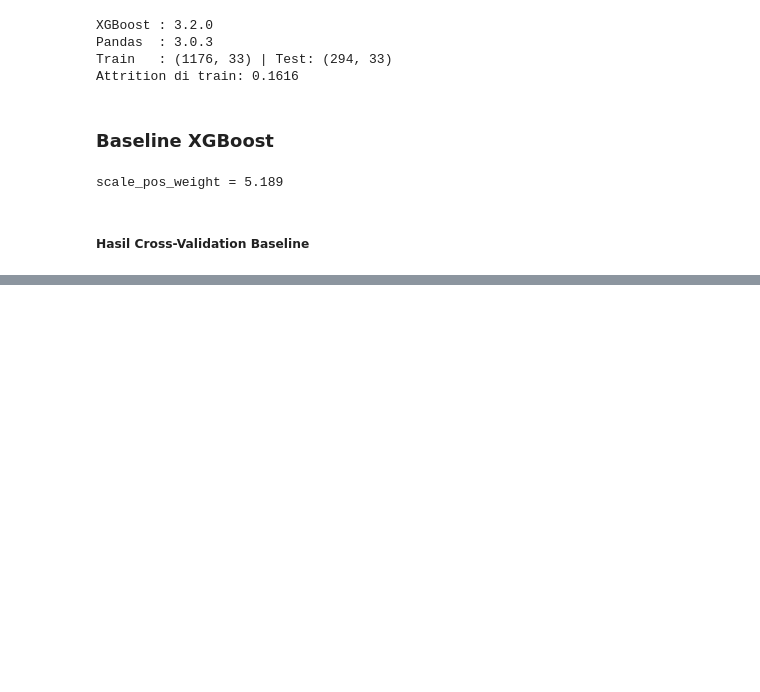
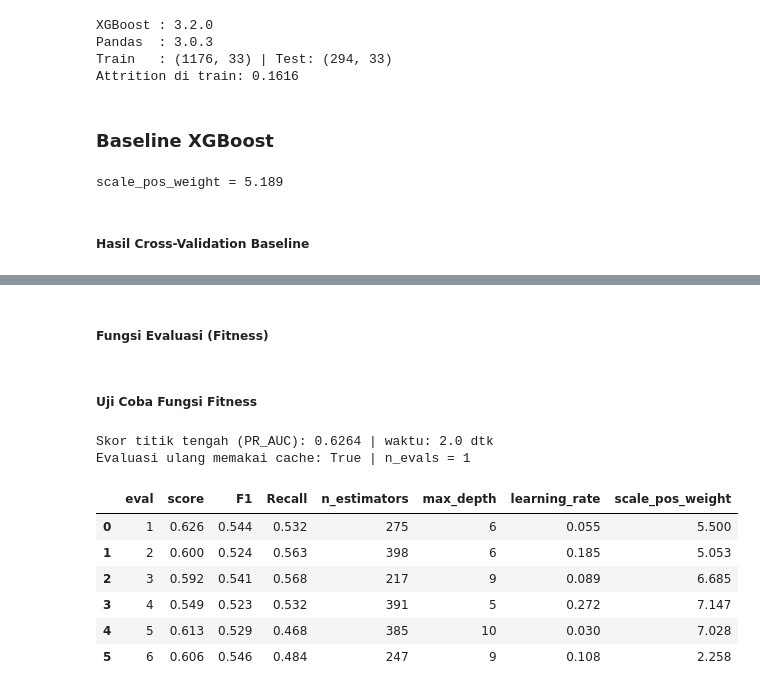
Before and after one commit to manl1/Project-ETS-Machine-Learning, a Jupyter notebook: project-ets.ipynb, the cells around one changed output, grey strips where cells are left out. Drawn from its saved outputs; the diff is of its cells as text; code cells hidden in the pictures; blank space fills up the shorter version.

```diff
--- a/project-ets.ipynb
+++ b/project-ets.ipynb
@@ -631,0 +683,51 @@ display(tampil)
+# %% [markdown]
+##### Fungsi Evaluasi (Fitness)
+# %%
+def make_xgb(params):
+    return XGBClassifier(random_state=SEED, n_jobs=-1, eval_metric="logloss", **params)
+
+class Evaluator:
+    """Menghitung fitness, mencatat riwayat, dan menghitung jumlah evaluasi model yang sebenarnya."""
+    def __init__(self, metric=FITNESS_METRIC):
+        self.metric, self.cache, self.history = metric, {}, []
+
+    def __call__(self, vec):
+        params = decode(vec)
+        key = tuple((k, round(v, 6)) for k, v in sorted(params.items()))
+        if key in self.cache:                       # kandidat sama: tidak dihitung ulang
+            return self.cache[key]
+        r = run_cv(build_ens_pipeline(make_xgb(params)), X_train, y_train)
+        score = r[self.metric]
+        self.cache[key] = score
+        self.history.append({"eval": len(self.history) + 1, "score": score,
+                             "F1": r["F1"], "Recall": r["Recall"], **params})
+        return score
+
+    @property
+    def n_evals(self):
+        return len(self.history)
+# %% [markdown]
+##### Uji Coba Fungsi Fitness
+# %%
+uji = Evaluator()
+rng = np.random.default_rng(SEED)
+
+t = time.time()
+s_tengah = uji(np.full(N_GENES, 0.5))
+print(f"Skor titik tengah ({FITNESS_METRIC}): {s_tengah:.4f} | waktu: {time.time()-t:.1f} dtk")
+print("Evaluasi ulang memakai cache:", uji(np.full(N_GENES, 0.5)) == s_tengah, "| n_evals =", uji.n_evals)
+
+for _ in range(5):
+    uji(rng.random(N_GENES))
+display(pd.DataFrame(uji.history)[["eval", "score", "F1", "Recall", "n_estimators",
+                                   "max_depth", "learning_rate", "scale_pos_weight"]].round(3))
+# %% [output]
+Skor titik tengah (PR_AUC): 0.6264 | waktu: 2.0 dtk
+Evaluasi ulang memakai cache: True | n_evals = 1
+|  | eval | score | F1 | Recall | n_estimators | max_depth | learning_rate | scale_pos_weight |
+| 0 | 1 | 0.626 | 0.544 | 0.532 | 275 | 6 | 0.055 | 5.500 |
+| 1 | 2 | 0.600 | 0.524 | 0.563 | 398 | 6 | 0.185 | 5.053 |
+| 2 | 3 | 0.592 | 0.541 | 0.568 | 217 | 9 | 0.089 | 6.685 |
+| 3 | 4 | 0.549 | 0.523 | 0.532 | 391 | 5 | 0.272 | 7.147 |
+| 4 | 5 | 0.613 | 0.529 | 0.468 | 385 | 10 | 0.030 | 7.028 |
+| 5 | 6 | 0.606 | 0.546 | 0.484 | 247 | 9 | 0.108 | 2.258 |
```
Also changed, not shown: parts of 7 cells of this notebook.
